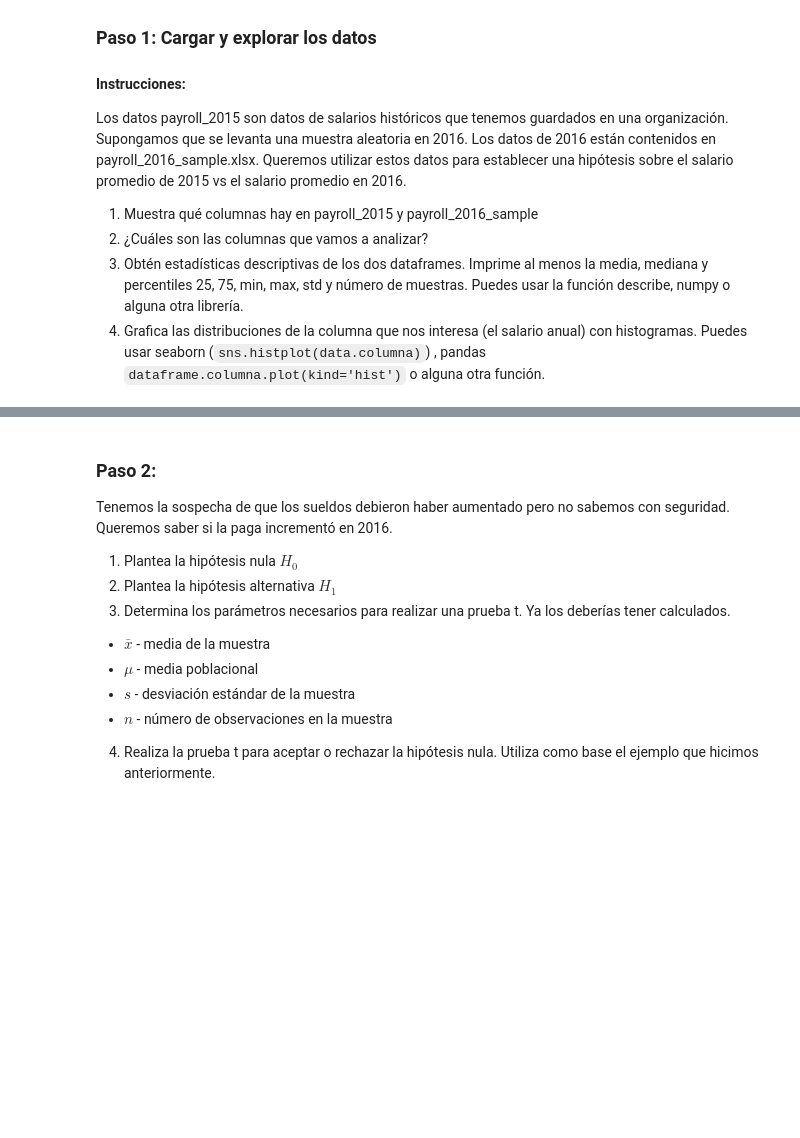
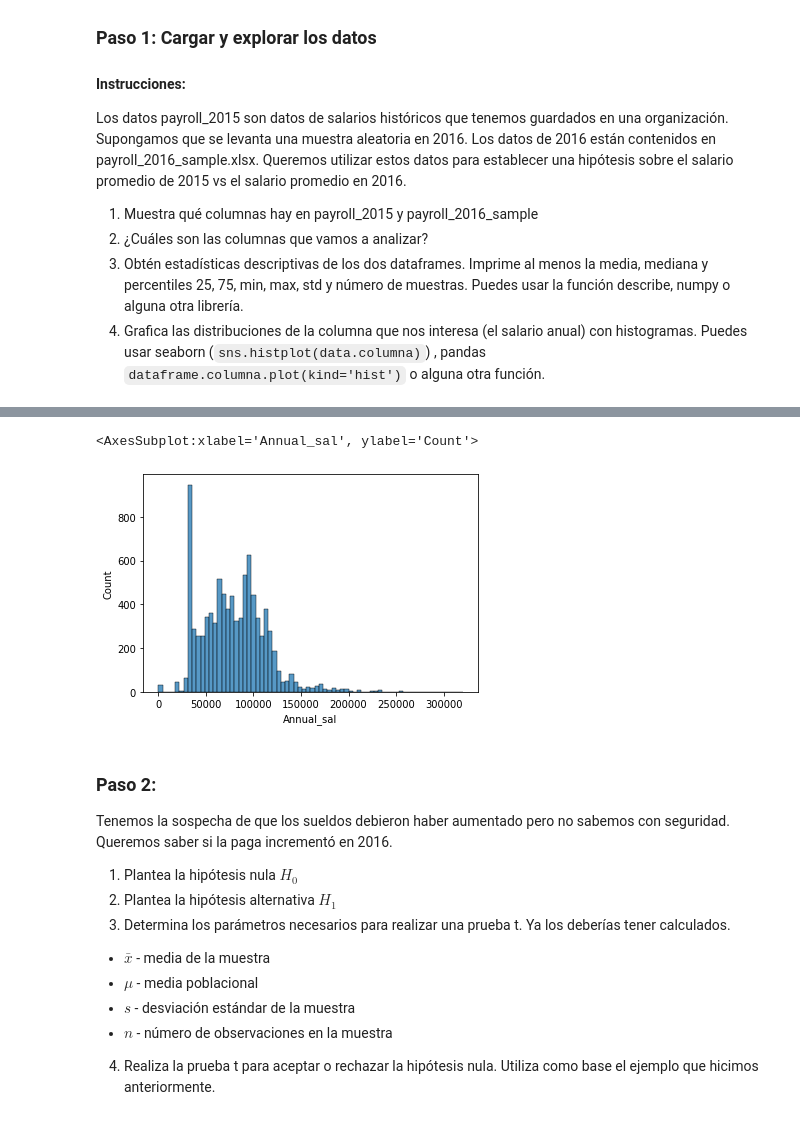
Before and after one commit to i0nathan/unaqds, a Jupyter notebook: modules/3/pruebas_hipotesis/Pruebas de hipótesis.ipynb, the cells around one changed output, grey strips where cells are left out. Saved outputs shown, nothing was run; the diff lists cells and outputs as text; code cells hidden in the pictures; blank space fills up the shorter version.

```diff
--- a/modules/3/pruebas_hipotesis/Pruebas de hipótesis.ipynb
+++ b/modules/3/pruebas_hipotesis/Pruebas de hipótesis.ipynb
@@ -250,3 +279,8 @@ payroll_2016_sample = pd.read_excel("payroll_2016_sample.xlsx")
+# %%
+sns.histplot(payroll_2016_sample.Annual_sal)
+# %% [output]
+<AxesSubplot:xlabel='Annual_sal', ylabel='Count'>
+[figure, added]
 # %% [markdown]
 ### Paso 2:
 Tenemos la sospecha de que los sueldos debieron haber aumentado pero no sabemos con seguridad. Queremos saber si la paga incrementó en 2016.
```
Also changed, not shown: parts of 15 cells of this notebook.
